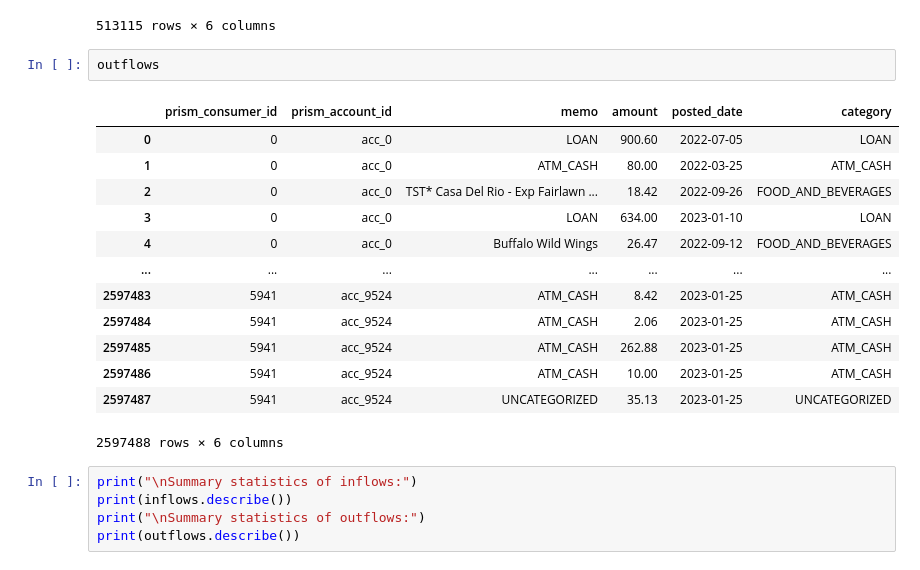
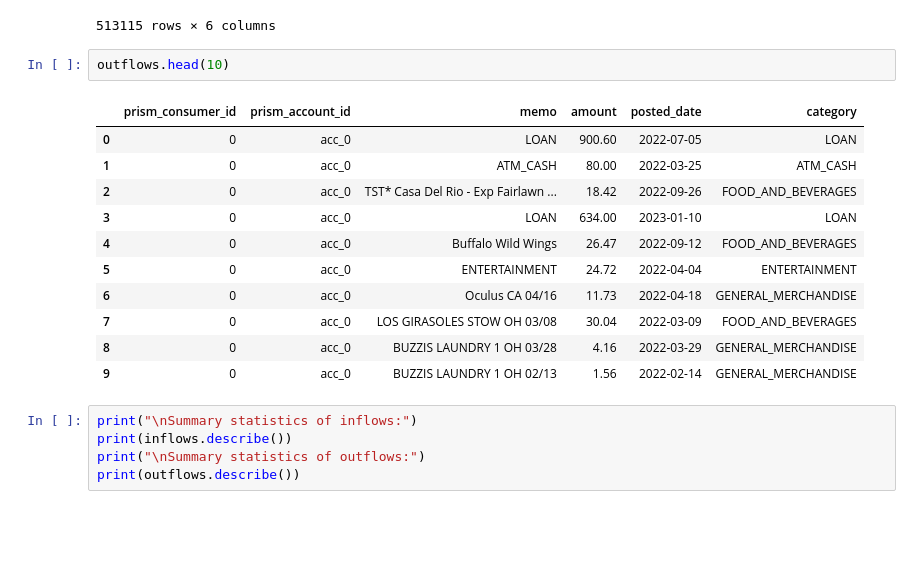
Before and after one commit to hillarychang/dsc180b-capstone-q2, a Jupyter notebook: notebooks/hillary_data_exploration.ipynb, the cells around one changed output. Drawn from its saved outputs; the diff is of its cells as text; blank space fills up the shorter version.

```diff
--- a/notebooks/hillary_data_exploration.ipynb
+++ b/notebooks/hillary_data_exploration.ipynb
@@ -25,21 +25,19 @@ inflows
 | 513114 | 5941 | acc_9524 | EXTERNAL_TRANSFER | 281.71 | 2023-01-25 | EXTERNAL_TRANSFER |
 513115 rows × 6 columns
 # %%
-outflows
+outflows.head(10)
 # %% [output]
 |  | prism_consumer_id | prism_account_id | memo | amount | posted_date | category |
 | 0 | 0 | acc_0 | LOAN | 900.60 | 2022-07-05 | LOAN |
 | 1 | 0 | acc_0 | ATM_CASH | 80.00 | 2022-03-25 | ATM_CASH |
 | 2 | 0 | acc_0 | TST* Casa Del Rio - Exp Fairlawn ... | 18.42 | 2022-09-26 | FOOD_AND_BEVERAGES |
 | 3 | 0 | acc_0 | LOAN | 634.00 | 2023-01-10 | LOAN |
 | 4 | 0 | acc_0 | Buffalo Wild Wings | 26.47 | 2022-09-12 | FOOD_AND_BEVERAGES |
-| ... | ... | ... | ... | ... | ... | ... |
-| 2597483 | 5941 | acc_9524 | ATM_CASH | 8.42 | 2023-01-25 | ATM_CASH |
-| 2597484 | 5941 | acc_9524 | ATM_CASH | 2.06 | 2023-01-25 | ATM_CASH |
-| 2597485 | 5941 | acc_9524 | ATM_CASH | 262.88 | 2023-01-25 | ATM_CASH |
-| 2597486 | 5941 | acc_9524 | ATM_CASH | 10.00 | 2023-01-25 | ATM_CASH |
-| 2597487 | 5941 | acc_9524 | UNCATEGORIZED | 35.13 | 2023-01-25 | UNCATEGORIZED |
+| 5 | 0 | acc_0 | ENTERTAINMENT | 24.72 | 2022-04-04 | ENTERTAINMENT |
+| 6 | 0 | acc_0 | Oculus CA 04/16 | 11.73 | 2022-04-18 | GENERAL_MERCHANDISE |
+| 7 | 0 | acc_0 | LOS GIRASOLES STOW OH 03/08 | 30.04 | 2022-03-09 | FOOD_AND_BEVERAGES |
+| 8 | 0 | acc_0 | BUZZIS LAUNDRY 1 OH 03/28 | 4.16 | 2022-03-29 | GENERAL_MERCHANDISE |
+| 9 | 0 | acc_0 | BUZZIS LAUNDRY 1 OH 02/13 | 1.56 | 2022-02-14 | GENERAL_MERCHANDISE |
-2597488 rows × 6 columns
 # %%
 print("\nSummary statistics of inflows:")
 print(inflows.describe())
```
Also changed, not shown: parts of 1 cell of this notebook.
